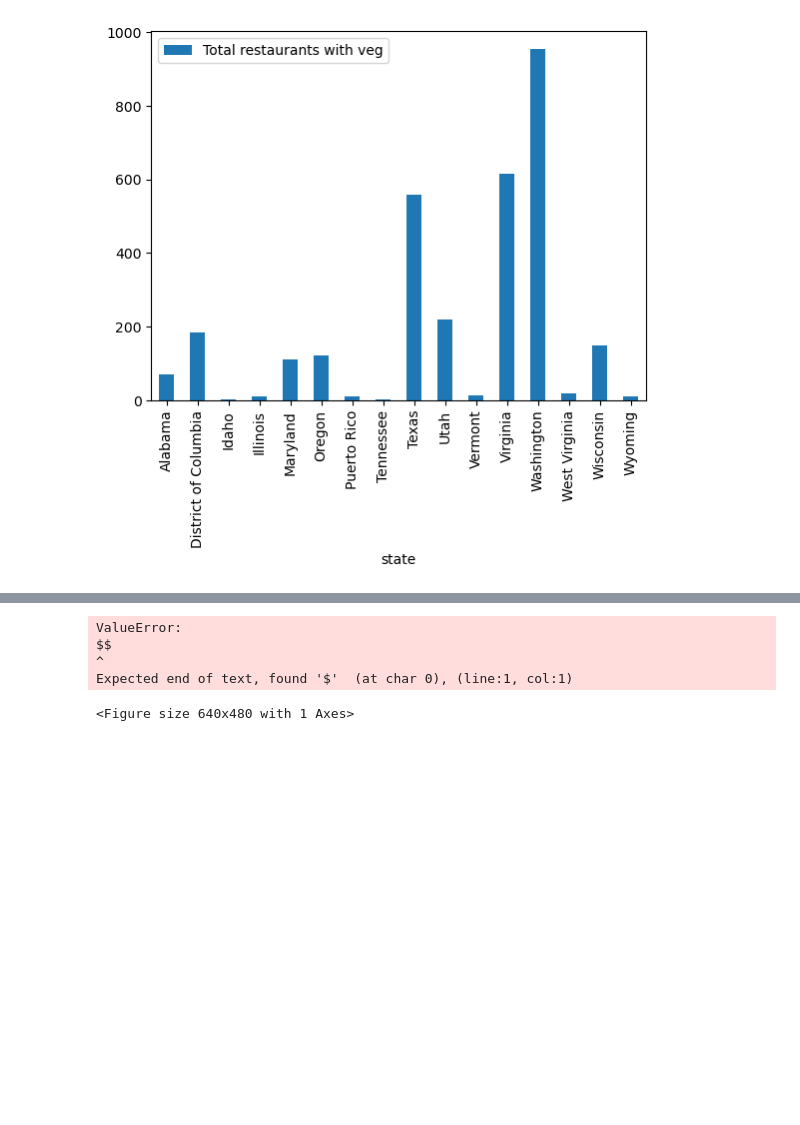
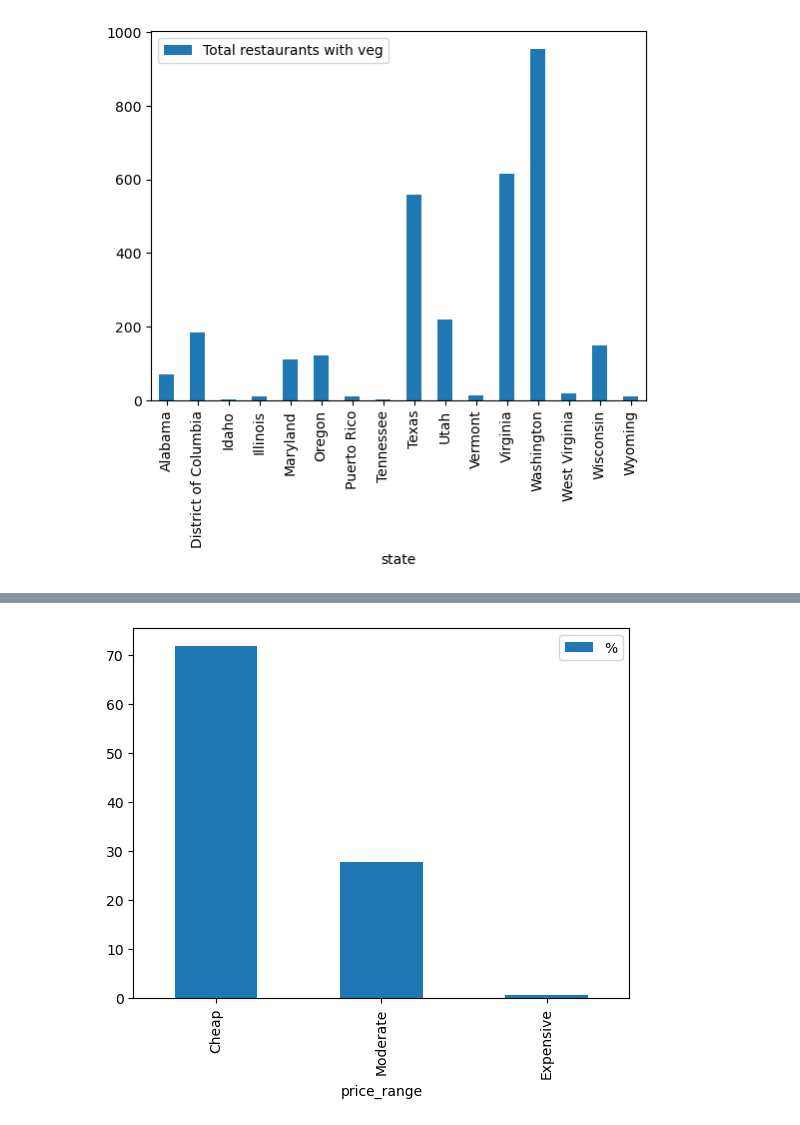
Before and after one commit to infoshareacademy/JDSZR11-DatA_Team, a Jupyter notebook: final_presentation.ipynb, the cells around one changed output, grey strips where cells are left out. Drawn from its saved outputs; the diff is of its cells as text; code cells hidden in the pictures; blank space fills up the shorter version.

Commit message:
added my text in eng, cleaned my part

```diff
--- a/final_presentation.ipynb
+++ b/final_presentation.ipynb
@@ -241,9 +241,9 @@ vegpr
 # %%
 alltoplot = vegpr.drop("total", axis='columns')
+alltoplot.replace(to_replace='$', value='Cheap', inplace=True)
+alltoplot.replace(to_replace='$$', value='Moderate', inplace=True)
+alltoplot.replace(to_replace='$$$', value='Expensive', inplace=True)
+alltoplot
 alltoplot.plot(x="price_range", kind = 'bar', stacked=True, mark_right=True);
 # %% [output]
-ValueError:
-$$
-^
-Expected end of text, found '$'  (at char 0), (line:1, col:1)
-<Figure size 640x480 with 1 Axes>
+[figure, added]
```
Also changed, not shown: parts of 24 cells of this notebook.
